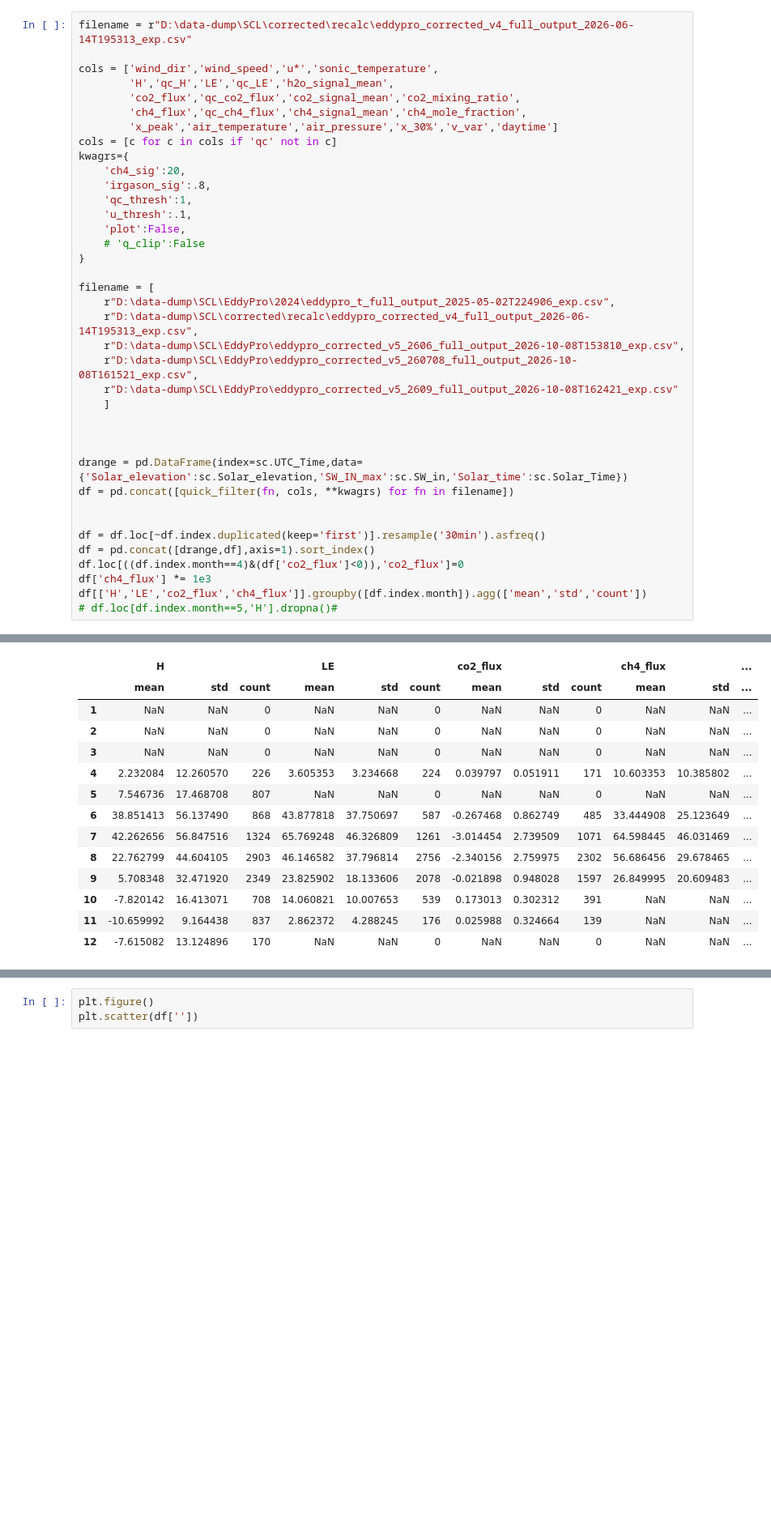
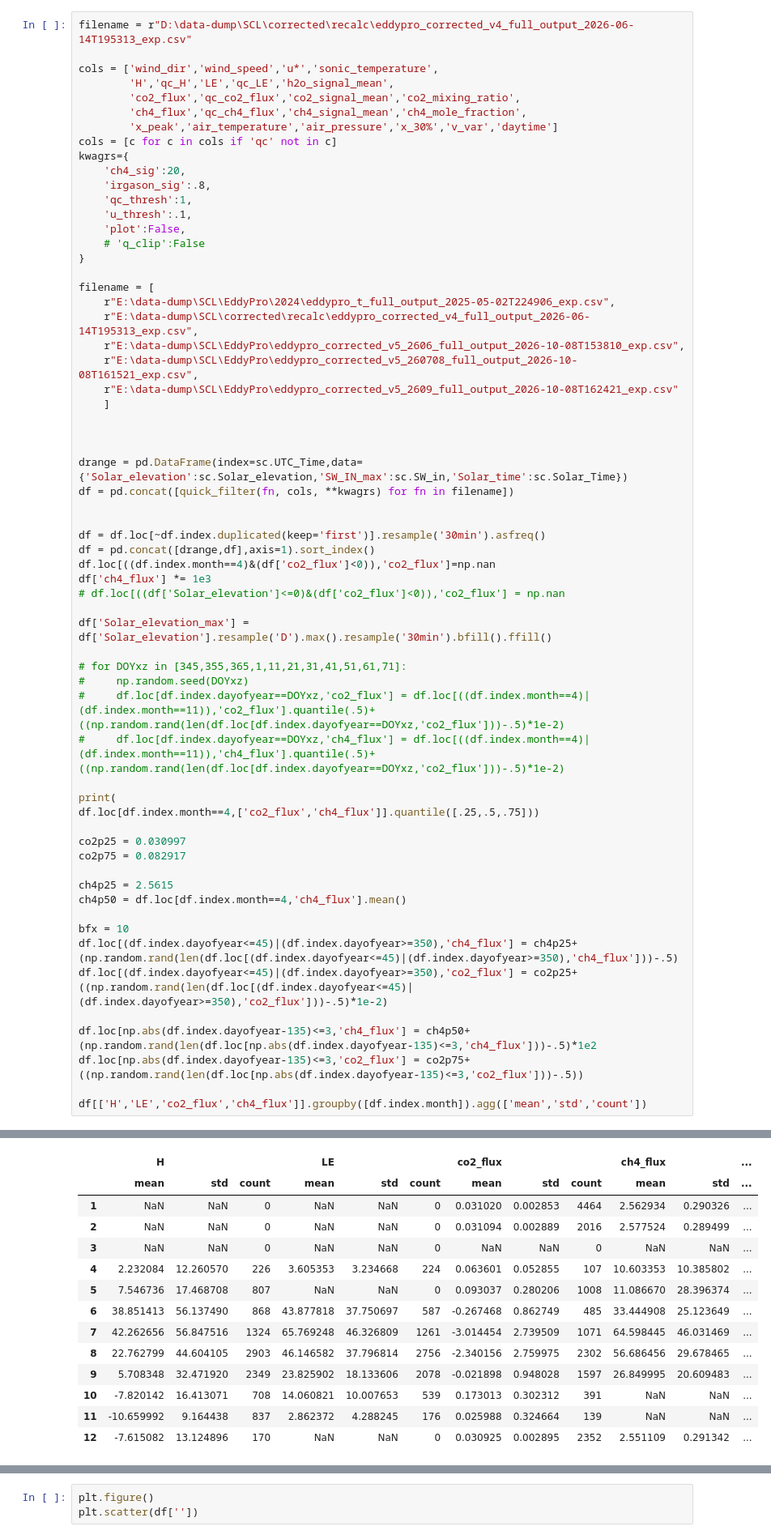
Before and after one commit to CANFLUX/pyFluxPipeline, a Jupyter notebook: .hidden/RDEC_quick_and_dirty.ipynb, the cells around one changed output, grey strips where cells are left out. Shown at 81% size. Cells and saved outputs as stored; diff of their text form; blank space fills up the shorter version.

```diff
--- a/.hidden/RDEC_quick_and_dirty.ipynb
+++ b/.hidden/RDEC_quick_and_dirty.ipynb
@@ -103,11 +102,11 @@ kwagrs={
 }
 
 filename = [
-    r"D:\data-dump\SCL\EddyPro\2024\eddypro_t_full_output_2025-05-02T224906_exp.csv",
-    r"D:\data-dump\SCL\corrected\recalc\eddypro_corrected_v4_full_output_2026-06-14T195313_exp.csv",
-    r"D:\data-dump\SCL\EddyPro\eddypro_corrected_v5_2606_full_output_2026-10-08T153810_exp.csv",
-    r"D:\data-dump\SCL\EddyPro\eddypro_corrected_v5_260708_full_output_2026-10-08T161521_exp.csv",
-    r"D:\data-dump\SCL\EddyPro\eddypro_corrected_v5_2609_full_output_2026-10-08T162421_exp.csv"
+    r"E:\data-dump\SCL\EddyPro\2024\eddypro_t_full_output_2025-05-02T224906_exp.csv",
+    r"E:\data-dump\SCL\corrected\recalc\eddypro_corrected_v4_full_output_2026-06-14T195313_exp.csv",
+    r"E:\data-dump\SCL\EddyPro\eddypro_corrected_v5_2606_full_output_2026-10-08T153810_exp.csv",
+    r"E:\data-dump\SCL\EddyPro\eddypro_corrected_v5_260708_full_output_2026-10-08T161521_exp.csv",
+    r"E:\data-dump\SCL\EddyPro\eddypro_corrected_v5_2609_full_output_2026-10-08T162421_exp.csv"
     ]
 
 
@@ -118,8 +117,32 @@ df = pd.concat([quick_filter(fn, cols, **kwagrs) for fn in filename])
 
 df = df.loc[~df.index.duplicated(keep='first')].resample('30min').asfreq()
 df = pd.concat([drange,df],axis=1).sort_index()
-df.loc[((df.index.month==4)&(df['co2_flux']<0)),'co2_flux']=0
+df.loc[((df.index.month==4)&(df['co2_flux']<0)),'co2_flux']=np.nan
 df['ch4_flux'] *= 1e3
+# df.loc[((df['Solar_elevation']<=0)&(df['co2_flux']<0)),'co2_flux'] = np.nan
+
+df['Solar_elevation_max'] = df['Solar_elevation'].resample('D').max().resample('30min').bfill().ffill()
+
+# for DOYxz in [345,355,365,1,11,21,31,41,51,61,71]:
+#     np.random.seed(DOYxz)
+#     df.loc[df.index.dayofyear==DOYxz,'co2_flux'] = df.loc[((df.index.month==4)|(df.index.month==11)),'co2_flux'].quantile(.5)+((np.random.rand(len(df.loc[df.index.dayofyear==DOYxz,'co2_flux']))-.5)*1e-2)
+#     df.loc[df.index.dayofyear==DOYxz,'ch4_flux'] = df.loc[((df.index.month==4)|(df.index.month==11)),'ch4_flux'].quantile(.5)+((np.random.rand(len(df.loc[df.index.dayofyear==DOYxz,'co2_flux']))-.5)*1e-2)
+
+print(
+df.loc[df.index.month==4,['co2_flux','ch4_flux']].quantile([.25,.5,.75]))
+
+co2p25 = 0.030997
+co2p75 = 0.082917
+
+ch4p25 = 2.5615
+ch4p50 = df.loc[df.index.month==4,'ch4_flux'].mean()
+
+bfx = 10
+df.loc[(df.index.dayofyear<=45)|(df.index.dayofyear>=350),'ch4_flux'] = ch4p25+(np.random.rand(len(df.loc[(df.index.dayofyear<=45)|(df.index.dayofyear>=350),'ch4_flux']))-.5)
+df.loc[(df.index.dayofyear<=45)|(df.index.dayofyear>=350),'co2_flux'] = co2p25+((np.random.rand(len(df.loc[(df.index.dayofyear<=45)|(df.index.dayofyear>=350),'co2_flux']))-.5)*1e-2)
+
+df.loc[np.abs(df.index.dayofyear-135)<=3,'ch4_flux'] = ch4p50+(np.random.rand(len(df.loc[np.abs(df.index.dayofyear-135)<=3,'ch4_flux']))-.5)*1e2
+df.loc[np.abs(df.index.dayofyear-135)<=3,'co2_flux'] = co2p75+((np.random.rand(len(df.loc[np.abs(df.index.dayofyear-135)<=3,'co2_flux']))-.5))
+
 df[['H','LE','co2_flux','ch4_flux']].groupby([df.index.month]).agg(['mean','std','count'])
-# df.loc[df.index.month==5,'H'].dropna()#
 # %% [output]
@@ -126,14 +153,14 @@ df[['H','LE','co2_flux','ch4_flux']].groupby([df.index.month]).agg(['mean','std'
 |  | H |  |  | LE |  |  | co2_flux |  |  | ch4_flux |  | ... |
 |  | mean | std | count | mean | std | count | mean | std | count | mean | std | ... |
-| 1 | NaN | NaN | 0 | NaN | NaN | 0 | NaN | NaN | 0 | NaN | NaN | ... |
-| 2 | NaN | NaN | 0 | NaN | NaN | 0 | NaN | NaN | 0 | NaN | NaN | ... |
+| 1 | NaN | NaN | 0 | NaN | NaN | 0 | 0.031020 | 0.002853 | 4464 | 2.562934 | 0.290326 | ... |
+| 2 | NaN | NaN | 0 | NaN | NaN | 0 | 0.031094 | 0.002889 | 2016 | 2.577524 | 0.289499 | ... |
 | 3 | NaN | NaN | 0 | NaN | NaN | 0 | NaN | NaN | 0 | NaN | NaN | ... |
-| 4 | 2.232084 | 12.260570 | 226 | 3.605353 | 3.234668 | 224 | 0.039797 | 0.051911 | 171 | 10.603353 | 10.385802 | ... |
-| 5 | 7.546736 | 17.468708 | 807 | NaN | NaN | 0 | NaN | NaN | 0 | NaN | NaN | ... |
+| 4 | 2.232084 | 12.260570 | 226 | 3.605353 | 3.234668 | 224 | 0.063601 | 0.052855 | 107 | 10.603353 | 10.385802 | ... |
+| 5 | 7.546736 | 17.468708 | 807 | NaN | NaN | 0 | 0.093037 | 0.280206 | 1008 | 11.086670 | 28.396374 | ... |
 | 6 | 38.851413 | 56.137490 | 868 | 43.877818 | 37.750697 | 587 | -0.267468 | 0.862749 | 485 | 33.444908 | 25.123649 | ... |
 | 7 | 42.262656 | 56.847516 | 1324 | 65.769248 | 46.326809 | 1261 | -3.014454 | 2.739509 | 1071 | 64.598445 | 46.031469 | ... |
 | 8 | 22.762799 | 44.604105 | 2903 | 46.146582 | 37.796814 | 2756 | -2.340156 | 2.759975 | 2302 | 56.686456 | 29.678465 | ... |
 | 9 | 5.708348 | 32.471920 | 2349 | 23.825902 | 18.133606 | 2078 | -0.021898 | 0.948028 | 1597 | 26.849995 | 20.609483 | ... |
 | 10 | -7.820142 | 16.413071 | 708 | 14.060821 | 10.007653 | 539 | 0.173013 | 0.302312 | 391 | NaN | NaN | ... |
 | 11 | -10.659992 | 9.164438 | 837 | 2.862372 | 4.288245 | 176 | 0.025988 | 0.324664 | 139 | NaN | NaN | ... |
-| 12 | -7.615082 | 13.124896 | 170 | NaN | NaN | 0 | NaN | NaN | 0 | NaN | NaN | ... |
+| 12 | -7.615082 | 13.124896 | 170 | NaN | NaN | 0 | 0.030925 | 0.002895 | 2352 | 2.551109 | 0.291342 | ... |
```
Also changed, not shown: parts of 17 cells of this notebook, 1 other file.
